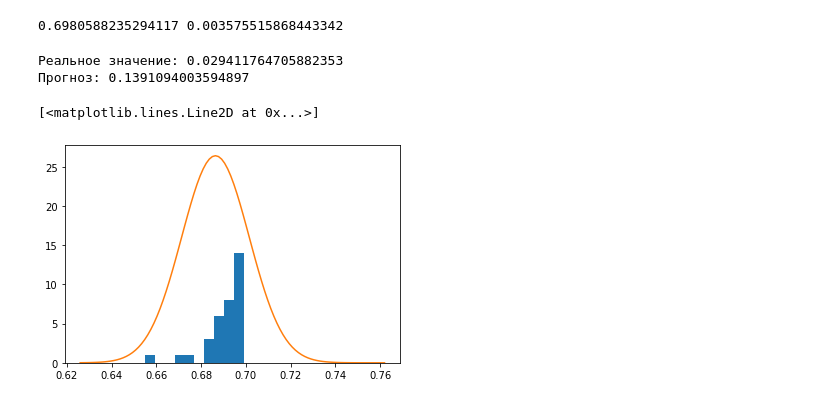
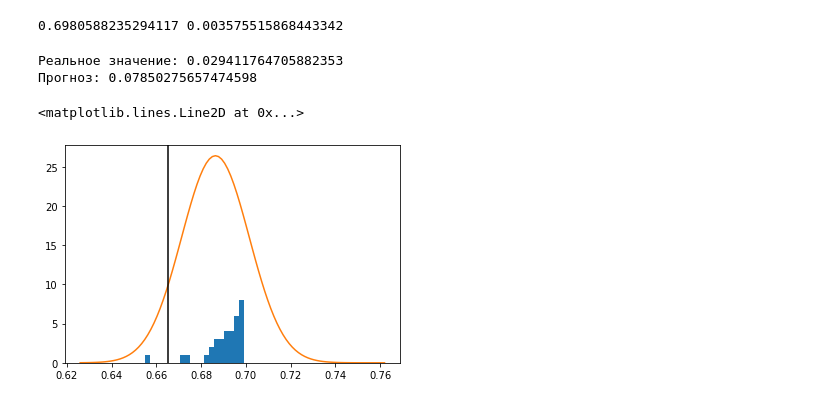
Before and after one commit to rommmmmka/data-processing, a Jupyter notebook: regression.ipynb, the cells around one changed output. Drawn from its saved outputs; the diff is of its cells as text; code cells hidden in the pictures.

```diff
--- a/regression.ipynb
+++ b/regression.ipynb
@@ -10,8 +10,7 @@ file = pd.read_csv("data.csv")
 columns = file.columns[8:15]
 time_labels = [0, 995, 4844, 8757, 12635, 16102, 19470]
 time_check = 19470
-# y_limit = .665
-y_limit = .67
+y_limit = .665
 train, test = train_test_split(file, test_size=0.2, random_state=42)
 # %%
 # file.info()
@@ -47,17 +47,14 @@ time_labels_np = np.array(time_labels).reshape(-1, 1)
 # %%
 model_mean = LinearRegression()
 model_mean.fit(time_labels_np, mean)
-mean_coeff = model_mean.coef_[0]
+mean_coef = model_mean.coef_[0]
 predict_values = model_mean.predict(time_labels_np)
 plt.plot(time_labels, mean)
 plt.plot(time_labels, predict_values)
 print(predict_values)
-# predict_values_2 = [mean[0] + mean_coeff * i for i in time_labels]
+# predict_values_2 = [mean[0] + mean_coef * i for i in time_labels]
 # plt.plot(time_labels, predict_values_2)
 # print(predict_values[6] - predict_values[0])
-
-# При увеличении времени на 1, y изменяется на mean_coeff
-# т.е. y[n] = y[0] + mean_coeff * n
 # %% [output]
 [0.69664023 0.69604367 0.69373593 0.69138983 0.68906471 0.68698602
  0.68496668]
@@ -65,7 +62,7 @@ print(predict_values)
 # %%
 model_std = LinearRegression()
 model_std.fit(time_labels_np, std)
-std_coeff = model_std.coef_[0]
+std_coef = model_std.coef_[0]
 predict_values = model_std.predict(time_labels_np)
 plt.plot(time_labels, std)
 plt.plot(time_labels, predict_values)
@@ -78,8 +75,8 @@ print(predict_values)
 mean_test_time0 = test[columns[0]].mean()
 std_test_time0 = test[columns[0]].std()
 print(mean_test_time0, std_test_time0)
-mean_test = mean_test_time0 + mean_coeff * time_check
-std_test = std_test_time0 + std_coeff * time_check
+mean_test = mean_test_time0 + mean_coef * time_check
+std_test = std_test_time0 + std_coef * time_check
 # %% [output]
 0.6980588235294117 0.003575515868443342
 # %%
@@ -93,12 +90,12 @@ print("Реальное значение:", test_non_working)
 print("Прогноз:", sps.norm(loc=mean_test, scale=std_test).cdf(y_limit))
 # %% [output]
 Реальное значение: 0.029411764705882353
-Прогноз: 0.1391094003594897
+Прогноз: 0.07850275657474598
 # %%
-plt.hist(test[columns[6]])
-# plt.hist(file[columns[6]])
+plt.hist(test[columns[6]], bins=20)
 x = np.linspace(mean_test - 4 * std_test, mean_test + 5 * std_test, 100)
 plt.plot(x, sps.norm(loc=mean_test, scale=std_test).pdf(x))
+plt.axvline(y_limit, 0, 1, color='k')
 # %% [output]
-[<matplotlib.lines.Line2D at 0x...>]
+<matplotlib.lines.Line2D at 0x...>
-[figure, old version]
+[figure, new version]
```
Also changed, not shown: parts of 1 cell of this notebook.
